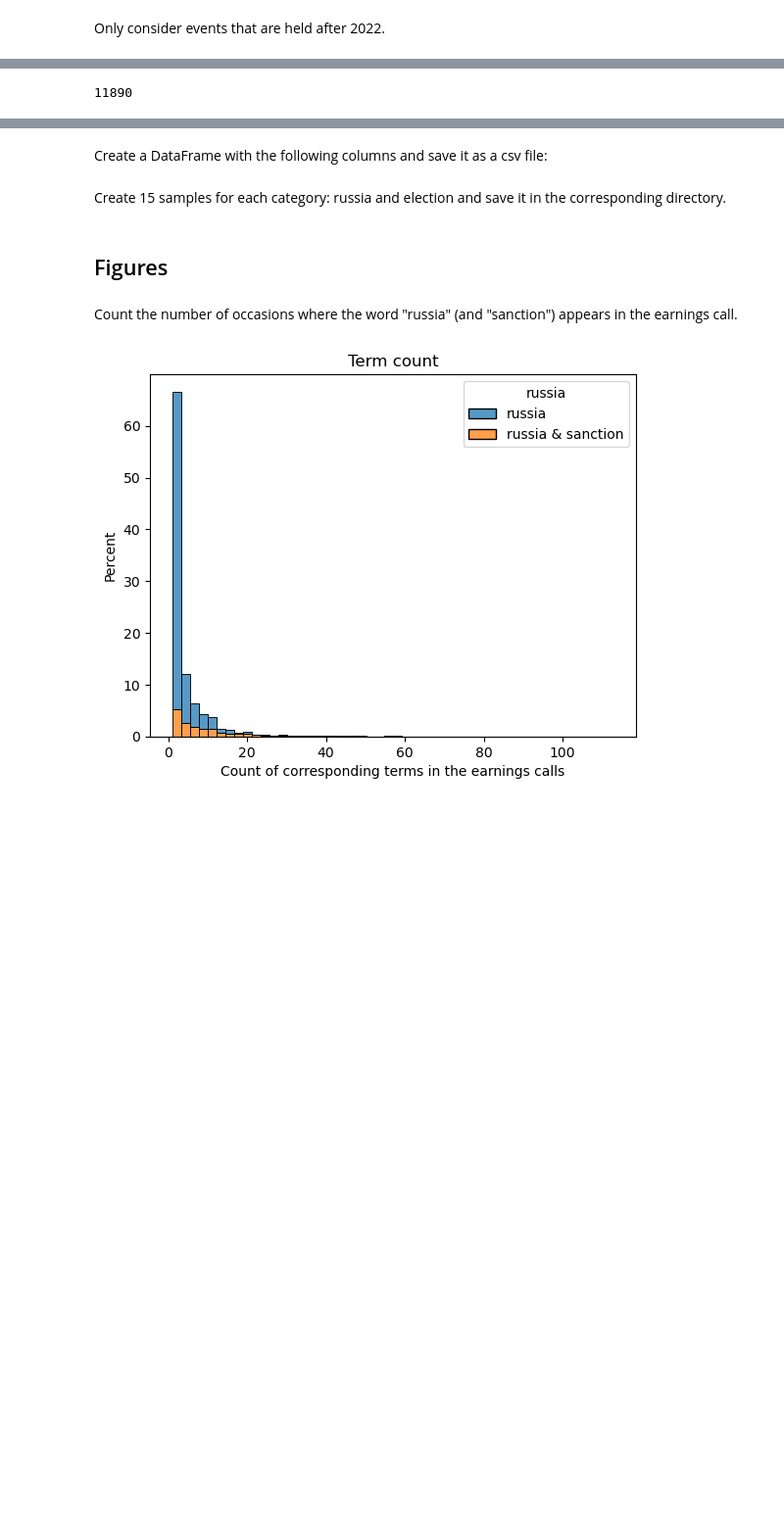
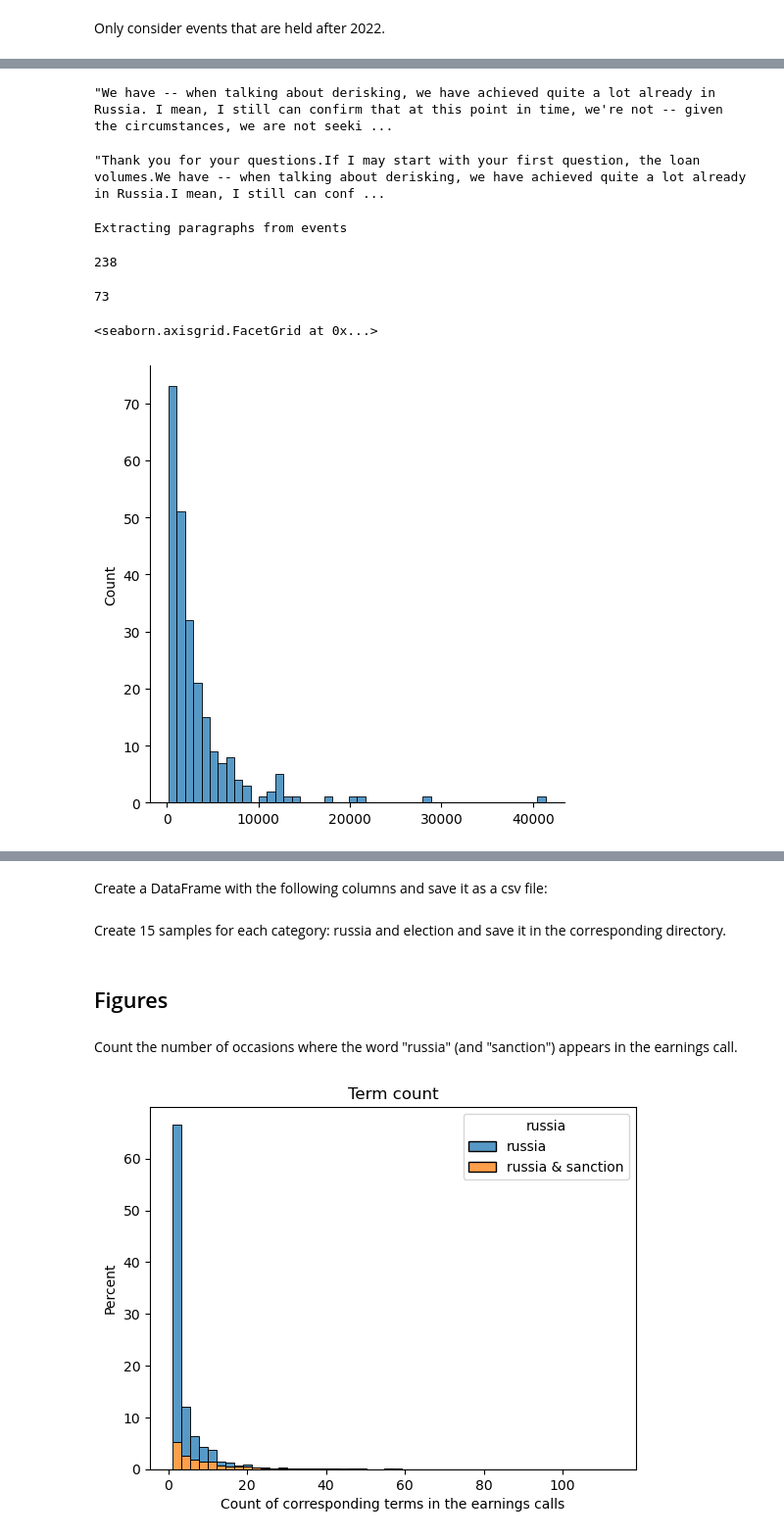
Before and after one commit to falseAzure/infineac, a Jupyter notebook: notebooks/overview.ipynb, the cells around one changed output, grey strips where cells are left out. Shown at 98% size. Saved outputs shown, nothing was run; the diff lists cells and outputs as text; code cells hidden in the pictures; blank space fills up the shorter version.

```diff
--- a/notebooks/overview.ipynb
+++ b/notebooks/overview.ipynb
@@ -38,4 +34,5 @@ from bertopic import BERTopic
 Load all xml files from the given directory and return a list of corresponding events.
 # %%
 # files = [Path("../data/transcripts/2022/15203138_T.xml")]
-# events = file_loader.load_files_from_xml(files[0:1000])
+files = list(Path(PATH_DIR).rglob("*.xml"))
+events = file_loader.load_files_from_xml(files[0:1000])
@@ -44,6 +39,3 @@ Load all xml files from the given directory and return a list of corresponding e
-# %%
-files = list(Path(PATH_DIR).rglob("*.xml"))
-events = file_loader.load_files_from_xml(files)
 # %%
 positions = []
 for i, event in enumerate(events):
@@ -103,8 +132,31 @@ len(events_russia)
+# %%
+process_event.get_sentences_after_keywords(test_str, {'russia': 1, 'ukraine': 1}, nlp_stanza)
+# %% [output]
+"We have -- when talking about derisking, we have achieved quite a lot already in Russia. I mean, I still can confirm that at this point in time, we're not -- given the circumstances, we are not seeki ...
+# %%
+text = ""
+for i, sent in enumerate(part_nlp.sents):
+    text += str(sent) + "\n"
+text
+# %% [output]
+"Thank you for your questions.If I may start with your first question, the loan volumes.We have -- when talking about derisking, we have achieved quite a lot already in Russia.I mean, I still can conf ...
 # %%
-corpus = process_event.extract_texts_from_events(events_russia, ['russia', 'ukraine'])
+corpus = process_event.extract_paragraphs_from_events(events_russia, ['russia', 'ukraine'])
 len(corpus)
 # %% [output]
-11890
+Extracting paragraphs from events
+238
+# %%
+lengths = [len(doc) for doc in corpus]
+# %%
+np.argmax(np.array(lengths))
+# %% [output]
+73
+# %%
+sns.displot(np.array(lengths))
+# %% [output]
+<seaborn.axisgrid.FacetGrid at 0x...>
+[figure, added]
 # %%
 import spacy
 import spacy_stanza
```
Also changed, not shown: parts of 24 cells of this notebook.
